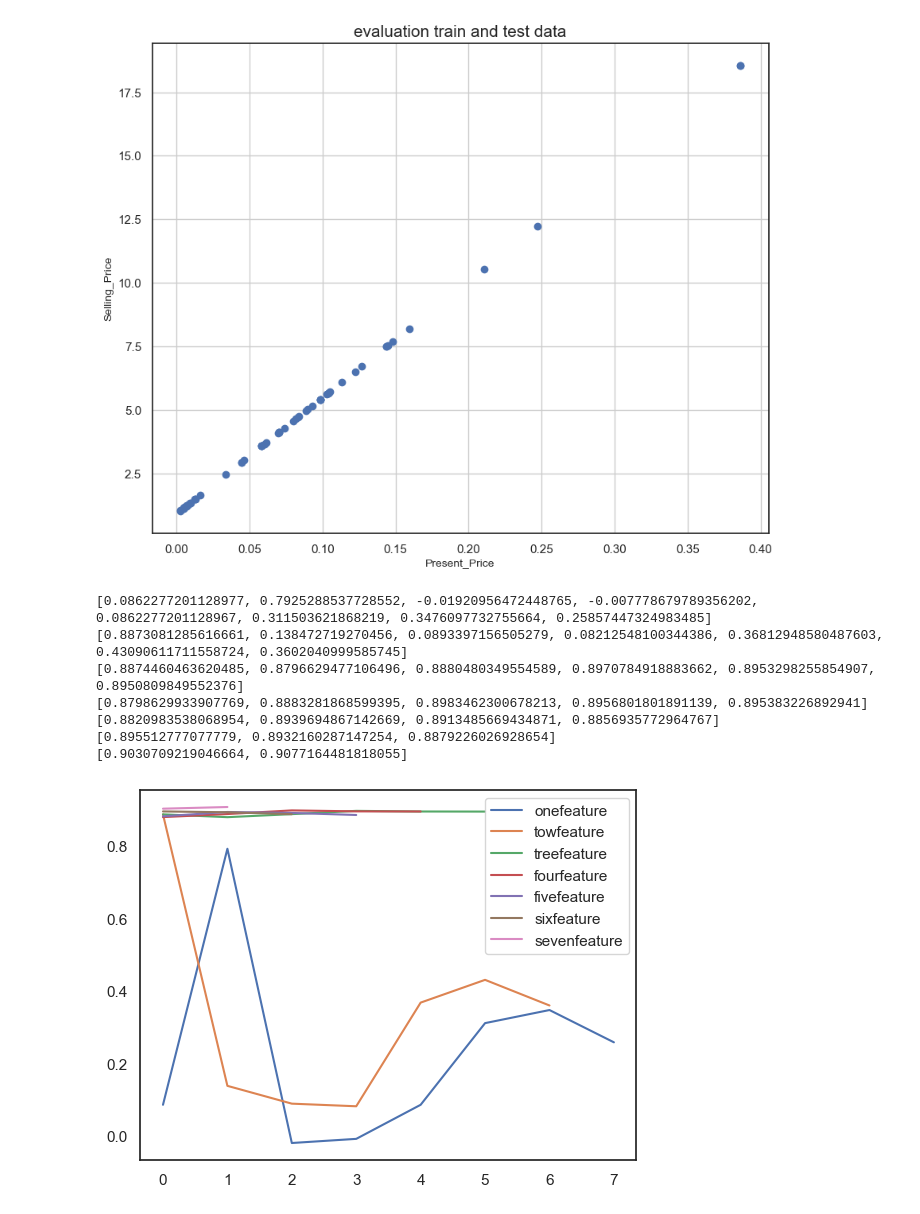
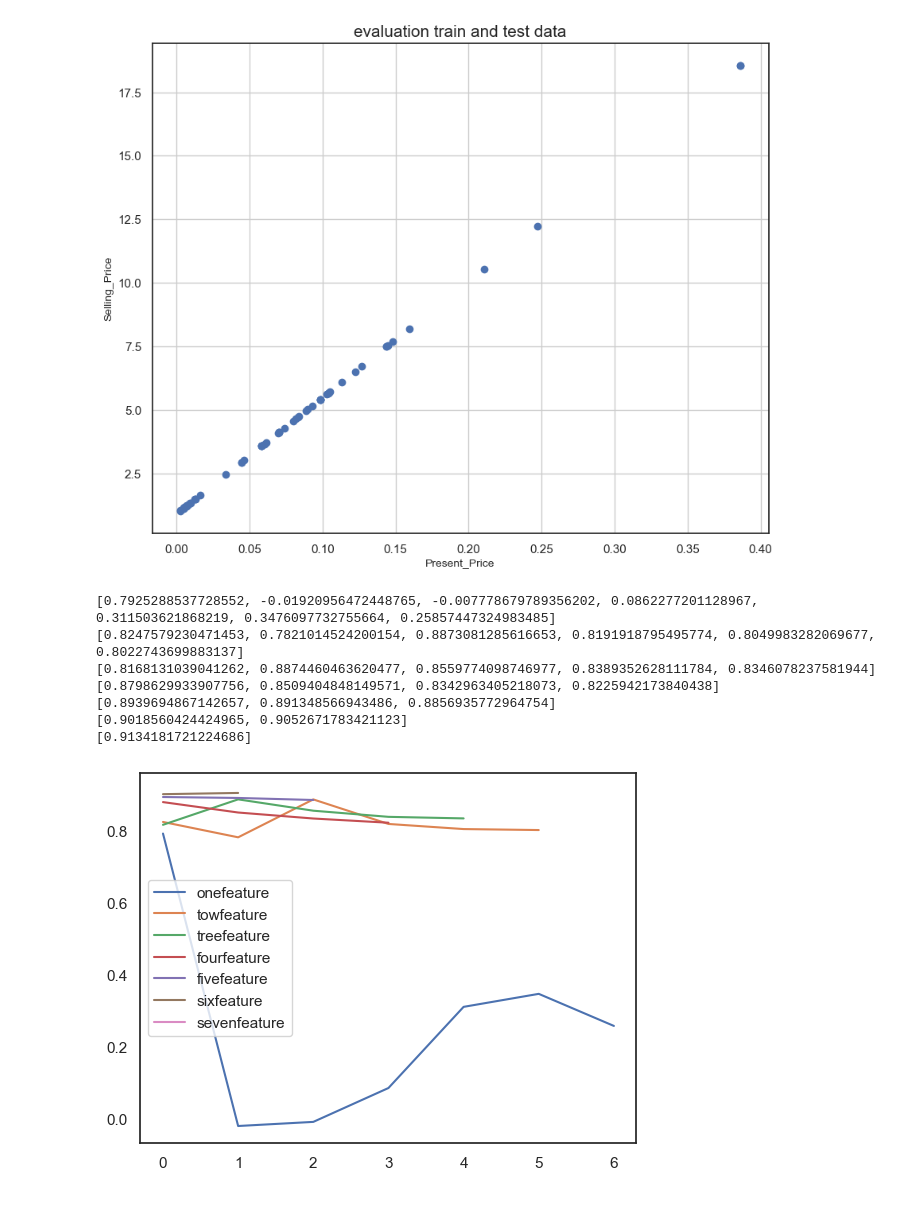
Before and after one commit to Mohammadhoseinajorloo/CarData, a Jupyter notebook: CarData.ipynb, the cells around one changed output. Drawn from its saved outputs; the diff is of its cells as text; code cells hidden in the pictures.

```diff
--- a/CarData.ipynb
+++ b/CarData.ipynb
@@ -341,6 +341,6 @@ df_label1 = pd.DataFrame(df_label1, columns=['Seller_Type_le'])
 df_label2 = pd.DataFrame(df_label2, columns=['Transmission_le'])
 
 df_labelencoding = pd.concat([df, df_label, df_label1, df_label2], axis=1)
-df_processing = df_labelencoding.drop(columns=['Fuel_Type', 'Seller_Type', 'Transmission'])
+df_processing = df_labelencoding.drop(columns=['Fuel_Type', 'Seller_Type', 'Transmission', 'Year'])
 df_processing
 # %% [output]
@@ -384,8 +383,8 @@ plt.show()
 # %%
 target = df_processing['Selling_Price']
 scale = MinMaxScaler(feature_range=(0, 1))
-norm1 = scale.fit_transform(df_processing[['Year','Present_Price','Kms_Driven','Owner','Age', 'Fuel_Type_le', 'Seller_Type_le', 'Transmission_le']])
-norm1 = pd.DataFrame(norm1, columns=['Year', 'Present_Price', 'Kms_Driven', 'Owner', 'Age', 'Fuel_Type_le', 'Seller_Type_le', 'Transmission_le'])
+norm1 = scale.fit_transform(df_processing[['Present_Price','Kms_Driven','Owner','Age', 'Fuel_Type_le', 'Seller_Type_le', 'Transmission_le']])
+norm1 = pd.DataFrame(norm1, columns=['Present_Price', 'Kms_Driven', 'Owner', 'Age', 'Fuel_Type_le', 'Seller_Type_le', 'Transmission_le'])
 df_final = pd.concat([norm1, target], axis=1)
 df_final
 # %% [output]
@@ -495,9 +494,9 @@ plt.show()
 # %%
 def test_onefeature(df):
     feature_list = []
-    for feature in range(0, 8):
+    for feature in range(0, 7):
         X = df[df.columns[feature]].values.reshape(-1, 1)
-        Y = df.iloc[:,8].values.reshape(-1, 1)
+        Y = df.iloc[:,7].values.reshape(-1, 1)
         x_train, x_test, y_train, y_test = train_test_split(X, Y, test_size=.2, random_state=0)
         regressor = LinearRegression()
         regressor.fit(x_train, y_train)
@@ -512,9 +511,9 @@ def test_onefeature(df):
 
 def test_twofeature(df):
     feature2_list = []
-    for feature in range(1, 8):
+    for feature in range(1, 7):
         X = df[[df.columns[0], df.columns[feature]]]
-        Y = df.iloc[:,8].values.reshape(-1, 1)
+        Y = df.iloc[:,7].values.reshape(-1, 1)
         x_train, x_test, y_train, y_test = train_test_split(X, Y, test_size=.2, random_state=0)
         regressor = LinearRegression()
         regressor.fit(x_train, y_train)
@@ -529,9 +528,9 @@ def test_twofeature(df):
 
 def test_treefeature(df):
     feature3_list = []
-    for feature in range(2, 8):
+    for feature in range(2, 7):
         X = df[[df.columns[0], df.columns[1], df.columns[feature]]]
-        Y = df.iloc[:,8].values.reshape(-1, 1)
+        Y = df.iloc[:,7].values.reshape(-1, 1)
         x_train, x_test, y_train, y_test = train_test_split(X, Y, test_size=.2, random_state=0)
         regressor = LinearRegression()
         regressor.fit(x_train, y_train)
@@ -546,9 +545,9 @@ def test_treefeature(df):
 
 def test_fourfeature(df):
     feature4_list = []
-    for feature in range(3, 8):
+    for feature in range(3, 7):
         X = df[[df.columns[0], df.columns[1], df.columns[2], df.columns[feature]]]
-        Y = df.iloc[:,8].values.reshape(-1, 1)
+        Y = df.iloc[:,7].values.reshape(-1, 1)
         x_train, x_test, y_train, y_test = train_test_split(X, Y, test_size=.2, random_state=0)
         regressor = LinearRegression()
         regressor.fit(x_train, y_train)
@@ -563,9 +562,9 @@ def test_fourfeature(df):
 
 def test_fivefeature(df):
     feature5_list = []
-    for feature in range(4, 8):
+    for feature in range(4, 7):
         X = df[[df.columns[0], df.columns[1], df.columns[2], df.columns[3], df.columns[feature]]]
-        Y = df.iloc[:,8].values.reshape(-1, 1)
+        Y = df.iloc[:,7].values.reshape(-1, 1)
         x_train, x_test, y_train, y_test = train_test_split(X, Y, test_size=.2, random_state=0)
         regressor = LinearRegression()
         regressor.fit(x_train, y_train)
@@ -580,9 +579,9 @@ def test_fivefeature(df):
 
 def test_sixfeature(df):
     feature6_list = []
-    for feature in range(5, 8):
+    for feature in range(5, 7):
         X = df[[df.columns[0], df.columns[1], df.columns[2], df.columns[3], df.columns[4], df.columns[feature]]]
-        Y = df.iloc[:,8].values.reshape(-1, 1)
+        Y = df.iloc[:,7].values.reshape(-1, 1)
         x_train, x_test, y_train, y_test = train_test_split(X, Y, test_size=.2, random_state=0)
         regressor = LinearRegression()
         regressor.fit(x_train, y_train)
@@ -594,43 +593,43 @@ def test_sixfeature(df):
     print(feature6_list)
     return feature6_list
 
 
 
 def test_sevenfeature(df):
     feature7_list = []
-    for feature in range(6, 8):
+    for feature in range(6, 7):
         X = df[[df.columns[0], df.columns[1], df.columns[2], df.columns[3], df.columns[4], df.columns[5], df.columns[feature]]]
-        Y = df.iloc[:,8].values.reshape(-1, 1)
+        Y = df.iloc[:,7].values.reshape(-1, 1)
         x_train, x_test, y_train, y_test = train_test_split(X, Y, test_size=.2, random_state=0)
         regressor = LinearRegression()
         regressor.fit(x_train, y_train)
         y_pred = regressor.predict(x_test)
         MAE = metrics.mean_absolute_error(y_test, y_pred)
         MSE = metrics.mean_squared_error(y_test, y_pred)
         R2_score = metrics.r2_score(y_test, y_pred)
         feature7_list.append(R2_score)
     print(feature7_list)
     return feature7_list
 
 
 plt.plot(test_onefeature(df_final), label='onefeature')
 plt.plot(test_twofeature(df_final), label='towfeature')
 plt.plot(test_treefeature(df_final), label='treefeature')
 plt.plot(test_fourfeature(df_final), label='fourfeature')
 plt.plot(test_fivefeature(df_final), label='fivefeature')
 plt.plot(test_sixfeature(df_final), label='sixfeature')
 plt.plot(test_sevenfeature(df_final), label='sevenfeature')
 plt.legend()
 plt.show()
 # %% [output]
-[0.0862277201128977, 0.7925288537728552, -0.01920956472448765, -0.007778679789356202, 0.0862277201128967, 0.311503621868219, 0.3476097732755664, 0.25857447324983485]
-[0.8873081285616661, 0.138472719270456, 0.0893397156505279, 0.08212548100344386, 0.36812948580487603, 0.43090611711558724, 0.3602040999585745]
-[0.8874460463620485, 0.8796629477106496, 0.8880480349554589, 0.8970784918883662, 0.8953298255854907, 0.8950809849552376]
-[0.8798629933907769, 0.8883281868599395, 0.8983462300678213, 0.8956801801891139, 0.895383226892941]
-[0.8820983538068954, 0.8939694867142669, 0.8913485669434871, 0.8856935772964767]
-[0.895512777077779, 0.8932160287147254, 0.8879226026928654]
-[0.9030709219046664, 0.9077164481818055]
+[0.7925288537728552, -0.01920956472448765, -0.007778679789356202, 0.0862277201128967, 0.311503621868219, 0.3476097732755664, 0.25857447324983485]
+[0.8247579230471453, 0.7821014524200154, 0.8873081285616653, 0.8191918795495774, 0.8049983282069677, 0.8022743699883137]
+[0.8168131039041262, 0.8874460463620477, 0.8559774098746977, 0.8389352628111784, 0.8346078237581944]
+[0.8798629933907756, 0.8509404848149571, 0.8342963405218073, 0.8225942173840438]
+[0.8939694867142657, 0.891348566943486, 0.8856935772964754]
+[0.9018560424424965, 0.9052671783421123]
+[0.9134181721224686]
-[figure, old version]
+[figure, new version]
 # %%
 def test_size(df):
     test_list = []
```
Also changed, not shown: parts of 14 cells of this notebook, 1 other file.
